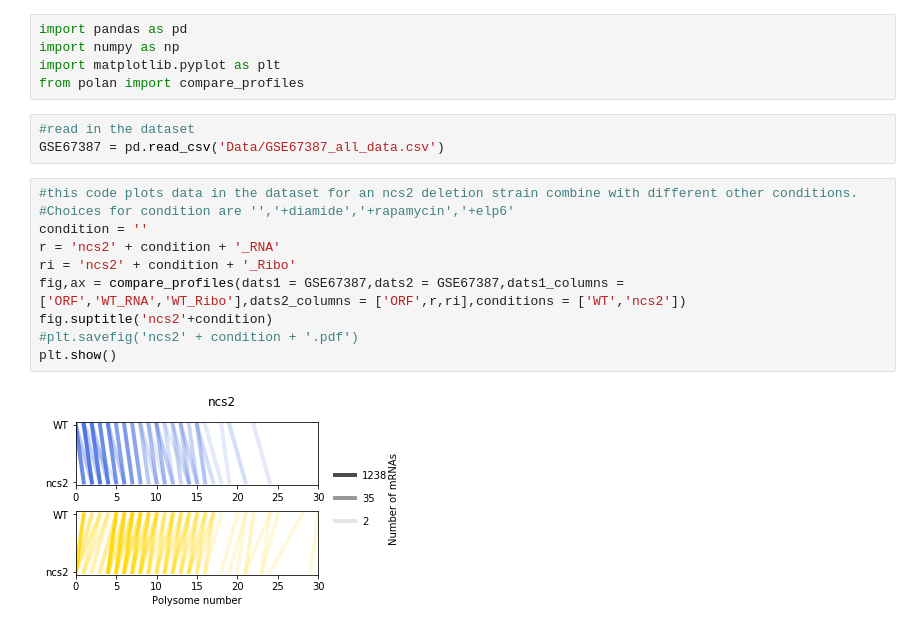
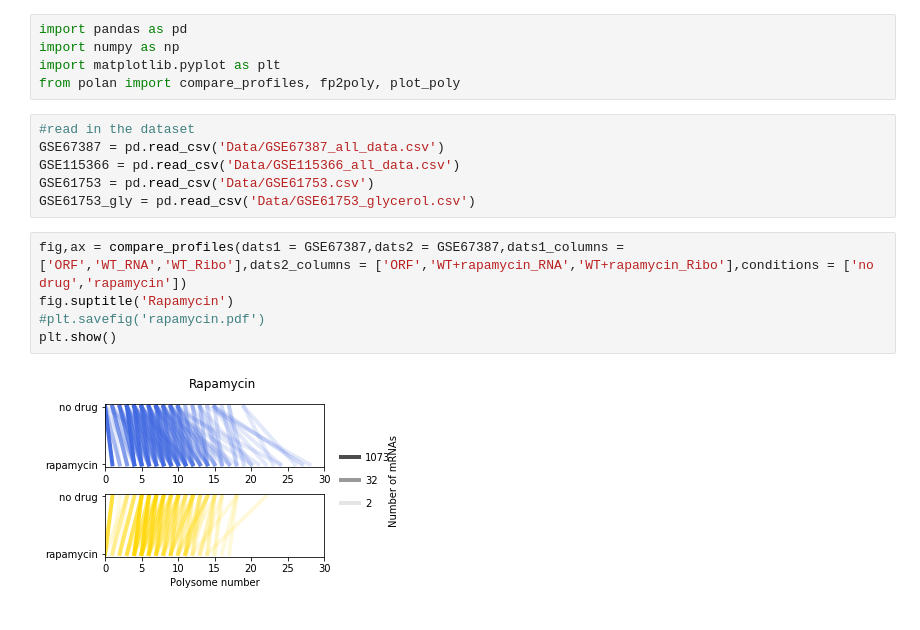
Before and after one commit to tobiasvonderhaar/polysomes, a Jupyter notebook: Figure 7.ipynb, the cells around one changed output. Drawn from its saved outputs; the diff is of its cells as text.

```diff
--- a/Figure 7.ipynb
+++ b/Figure 7.ipynb
@@ -2,19 +2,17 @@
 import pandas as pd
 import numpy as np
 import matplotlib.pyplot as plt
-from polan import compare_profiles
+from polan import compare_profiles, fp2poly, plot_poly
 # %%
 #read in the dataset
 GSE67387 = pd.read_csv('Data/GSE67387_all_data.csv')
+GSE115366 = pd.read_csv('Data/GSE115366_all_data.csv')
+GSE61753 = pd.read_csv('Data/GSE61753.csv')
+GSE61753_gly = pd.read_csv('Data/GSE61753_glycerol.csv')
-# %%
-#this code plots data in the dataset for an ncs2 deletion strain combine with different other conditions.
-#Choices for condition are '','+diamide','+rapamycin','+elp6'
-condition = ''
-r = 'ncs2' + condition + '_RNA'
-ri = 'ncs2' + condition + '_Ribo'
-fig,ax = compare_profiles(dats1 = GSE67387,dats2 = GSE67387,dats1_columns = ['ORF','WT_RNA','WT_Ribo'],dats2_columns = ['ORF',r,ri],conditions = ['WT','ncs2'])
-fig.suptitle('ncs2'+condition)
-#plt.savefig('ncs2' + condition + '.pdf')
-plt.show()
-# %% [output]
-[figure, removed]
+# %%
+fig,ax = compare_profiles(dats1 = GSE67387,dats2 = GSE67387,dats1_columns = ['ORF','WT_RNA','WT_Ribo'],dats2_columns = ['ORF','WT+rapamycin_RNA','WT+rapamycin_Ribo'],conditions = ['no drug','rapamycin'])
+fig.suptitle('Rapamycin')
+#plt.savefig('rapamycin.pdf')
+plt.show()
+# %% [output]
+[figure, added]
```
Also changed, not shown: parts of 2 cells of this notebook, 4 other files.
